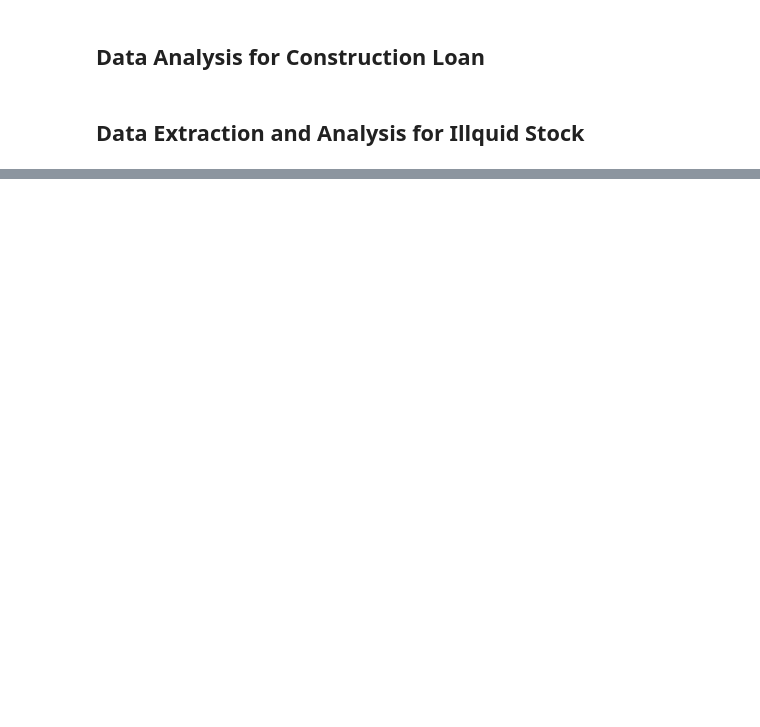
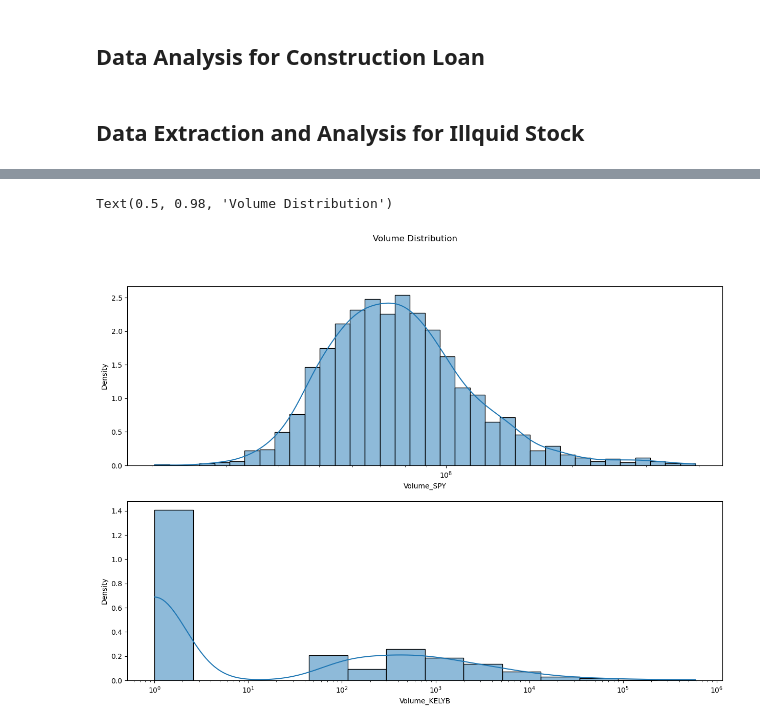
Before and after one commit to Celinzh/wqu_assignment, a Jupyter notebook: GWP1/Heinrik-data.ipynb, the cells around one changed output, grey strips where cells are left out. Saved outputs shown, nothing was run; the diff lists cells and outputs as text; code cells hidden in the pictures; blank space fills up the shorter version.

```diff
--- a/GWP1/Heinrik-data.ipynb
+++ b/GWP1/Heinrik-data.ipynb
@@ -83,0 +84,10 @@ fed_rate.head()
+# %%
+## Showing the illiquidity of KELYB
+## Note that plots are in log-scale
+fig, ax = plt.subplots(2, 1, figsize=(15, 10))
+sns.histplot(data=final_df[f'Volume_{ILLIQUID_TICKER}'] + 1, log_scale=True, kde=True, stat='density', ax=ax[1])
+sns.histplot(data=final_df[f'Volume_{LIQUID_INDEX_TICKER}'] + 1, log_scale=True, kde=True, stat='density', ax=ax[0])
+fig.suptitle('Volume Distribution')
+# %% [output]
+Text(0.5, 0.98, 'Volume Distribution')
+[figure, added]
```
Also changed, not shown: parts of 11 cells of this notebook.
